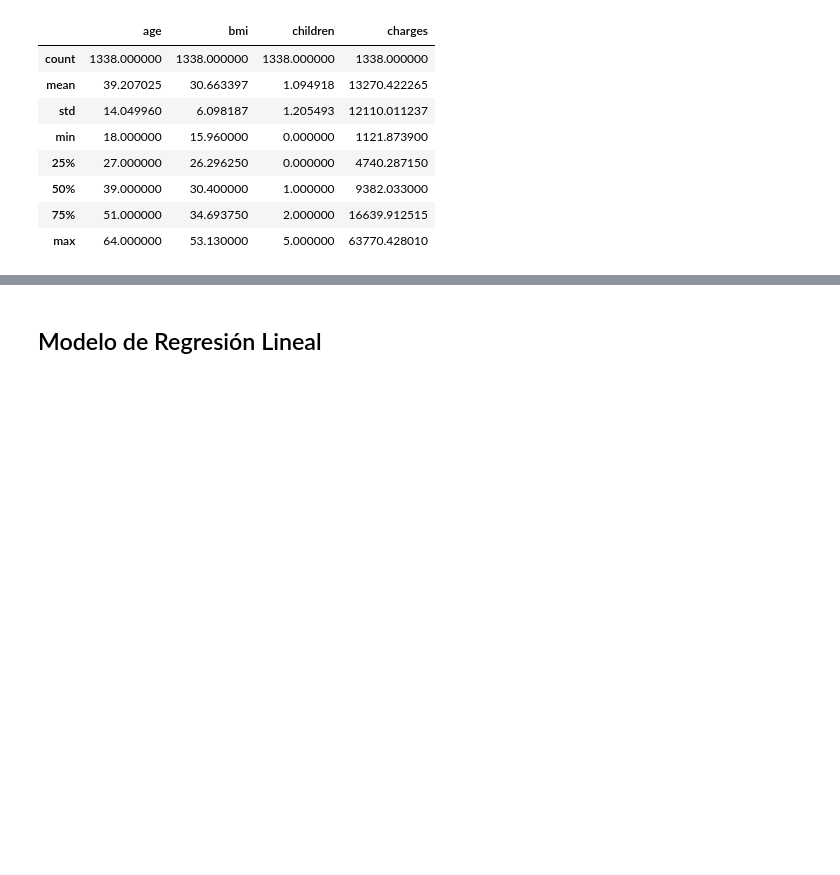
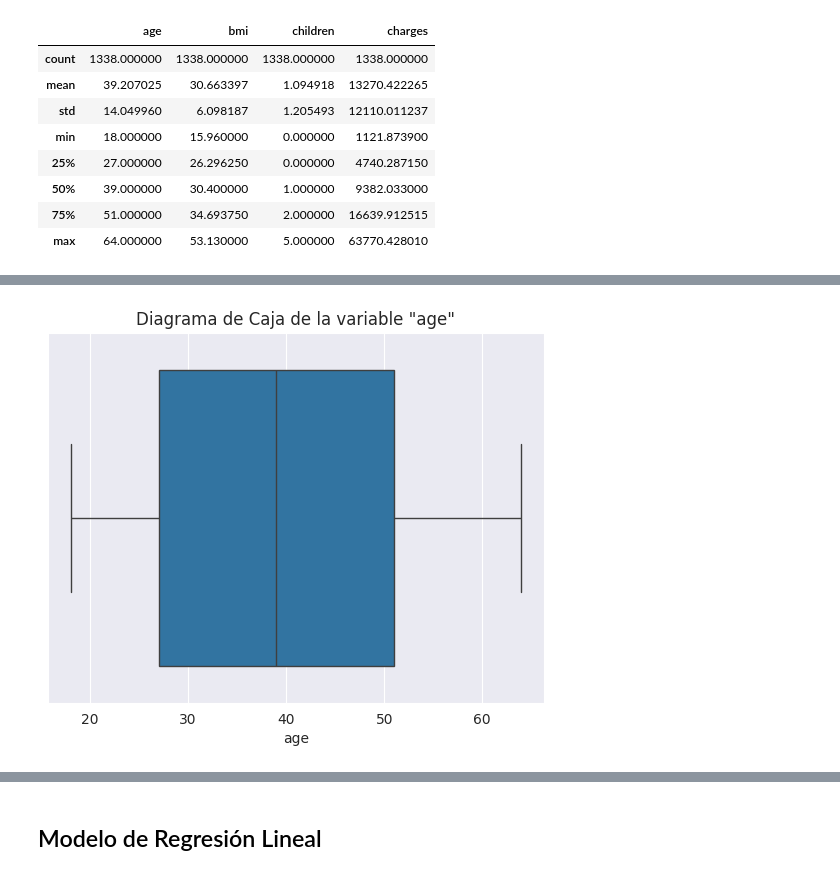
Before and after one commit to Augustelli/IA_UM_2024, a Jupyter notebook: TP2/tp2_augustomancuso_2024.ipynb, the cells around one changed output, grey strips where cells are left out. Cells and saved outputs as stored; diff of their text form; code cells hidden in the pictures; blank space fills up the shorter version.

```diff
--- a/TP2/tp2_augustomancuso_2024.ipynb
+++ b/TP2/tp2_augustomancuso_2024.ipynb
@@ -55,0 +154,6 @@ plt.show()
+# %%
+sns.boxplot(data=df_numerics['age'], orient='h')
+plt.title('Diagrama de Caja de la variable "age"')
+plt.show()
+# %% [output]
+[figure, added]
```
Also changed, not shown: parts of 39 cells of this notebook, 1 other file.
